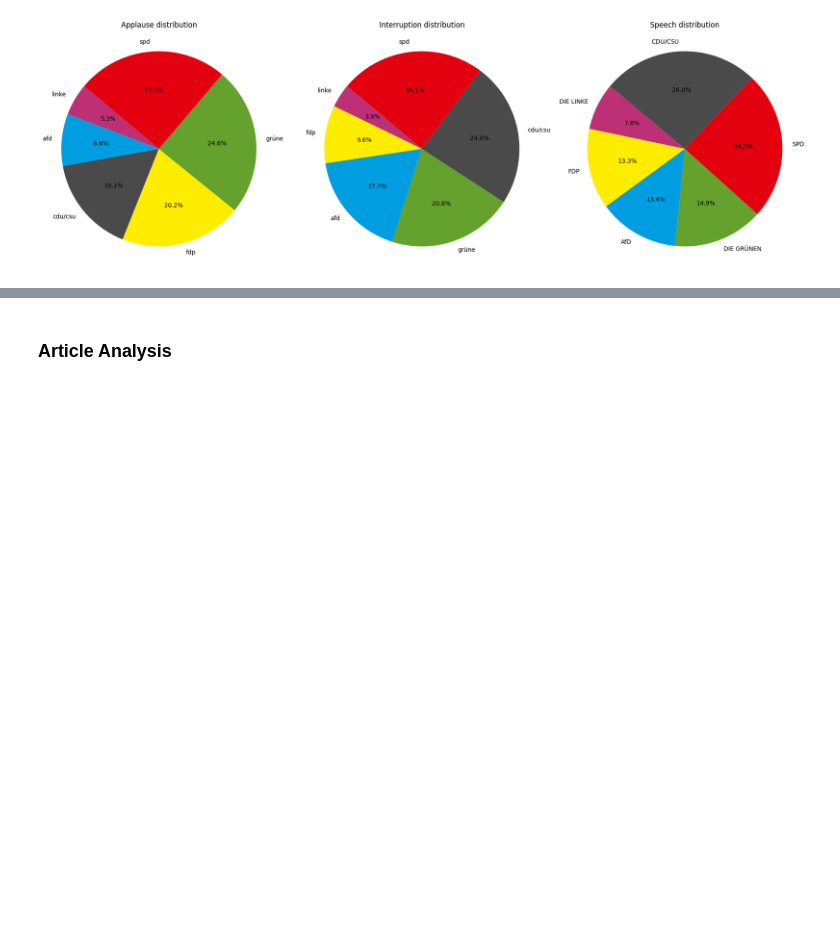
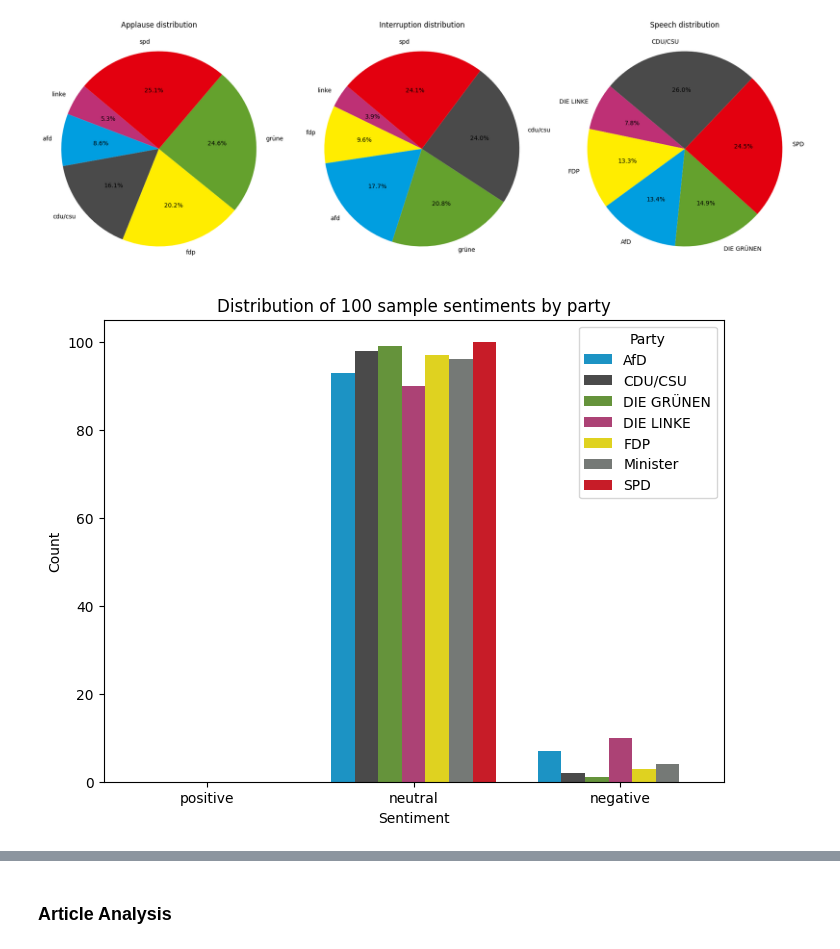
Before and after one commit to EricCpy/Newspaper-Aggregator, a Jupyter notebook: news_aggregator.ipynb, the cells around one changed output, grey strips where cells are left out. Cells and saved outputs as stored; diff of their text form; code cells hidden in the pictures; blank space fills up the shorter version.

Commit message:
add sentiment analysis

```diff
--- a/news_aggregator.ipynb
+++ b/news_aggregator.ipynb
@@ -9,6 +9,8 @@ import pandas as pd
 import numpy as np
 import seaborn as sns
 import matplotlib.pyplot as plt
+from matplotlib.colors import to_hex
+from matplotlib import cm
 from wordcloud import WordCloud
 from spellchecker import SpellChecker
 from sklearn.model_selection import train_test_split, GridSearchCV
@@ -18,7 +20,9 @@ from sklearn.linear_model import LinearRegression
 from sklearn.ensemble import RandomForestRegressor, GradientBoostingRegressor
 from sklearn.metrics import mean_squared_error, explained_variance_score, mean_absolute_error
 from sklearn.neural_network import MLPRegressor
+from germansentiment import SentimentModel
 
+sentiment_model = SentimentModel()
 
 german_spell_check = SpellChecker(language='de')
 spacy_nlp = spacy.load('de_core_news_sm')
@@ -307,3 +311,18 @@ plt.tight_layout()
 plt.show()
 # %% [output]
 [figure]
+# %%
+# Distribution of sentiments by party
+df_sampled = df_protocols_cleaned.groupby('party').apply(lambda x: x.sample(n=100, random_state=1)).reset_index(drop=True)
+
+df_sampled['sentiment'] = df_sampled['speech'].apply(lambda x: sentiment_model.predict_sentiment([x])[0])
+
+plt.figure(figsize=(8, 6))
+sns.countplot(x='sentiment', hue='party', data=df_sampled, palette=party_palette, order=['positive', 'neutral', 'negative'])
+plt.title('Distribution of 100 sample sentiments by party')
+plt.xlabel('Sentiment')
+plt.ylabel('Count')
+plt.legend(title='Party')
+plt.show()
+# %% [output]
+[figure, added]
```
Also changed, not shown: parts of 16 cells of this notebook, 2 other files.
